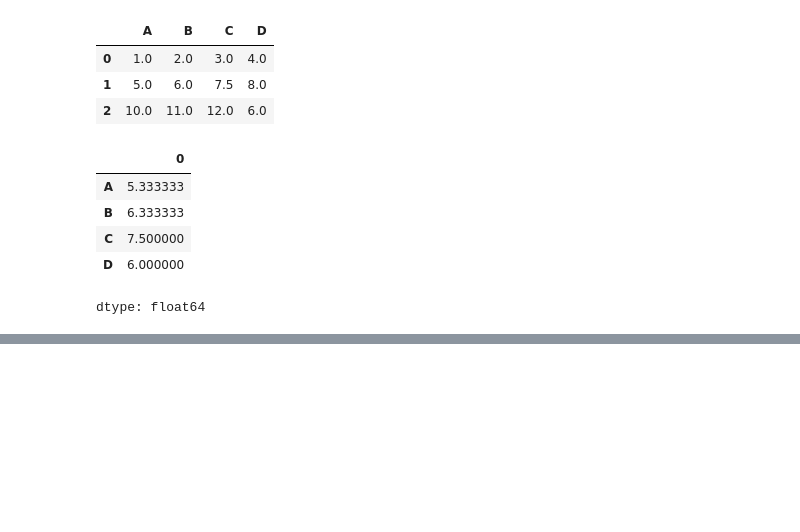
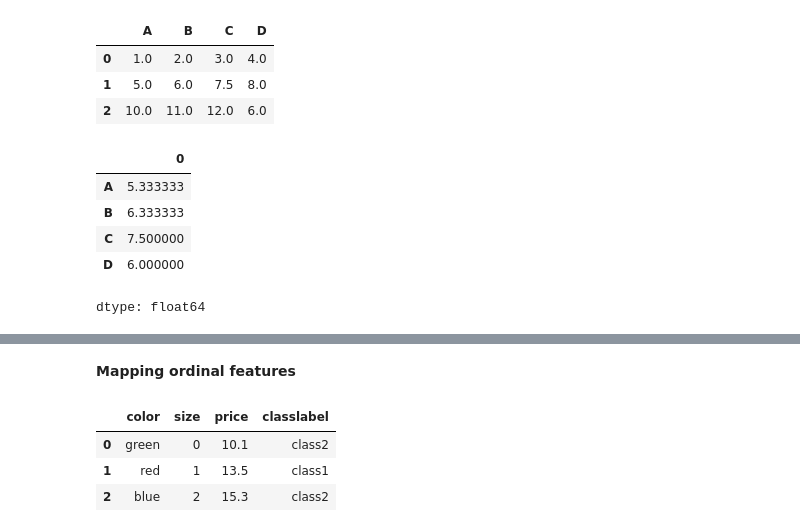
Before and after one commit to nargesghan/cs_internship_journey, a Jupyter notebook: building good training datasets(data preprocessing)/Building_Good_Training_Datasets_–_Data_Preprocessing.ipynb, the cells around one changed output, grey strips where cells are left out. Saved outputs shown, nothing was run; the diff lists cells and outputs as text; code cells hidden in the pictures; blank space fills up the shorter version.

```diff
--- a/building good training datasets(data preprocessing)/Building_Good_Training_Datasets_–_Data_Preprocessing.ipynb
+++ b/building good training datasets(data preprocessing)/Building_Good_Training_Datasets_–_Data_Preprocessing.ipynb
@@ -100,0 +193,16 @@ dtype: float64
+# %% [markdown]
+**Mapping ordinal features**
+# %%
+size_mapping={
+    'M':0,
+    'L':1,
+    'XL':2
+}
+
+df['size']=df['size'].map(size_mapping)
+df
+# %% [output]
+|  | color | size | price | classlabel |
+| 0 | green | 0 | 10.1 | class2 |
+| 1 | red | 1 | 13.5 | class1 |
+| 2 | blue | 2 | 15.3 | class2 |
```
Also changed, not shown: parts of 13 cells of this notebook.
